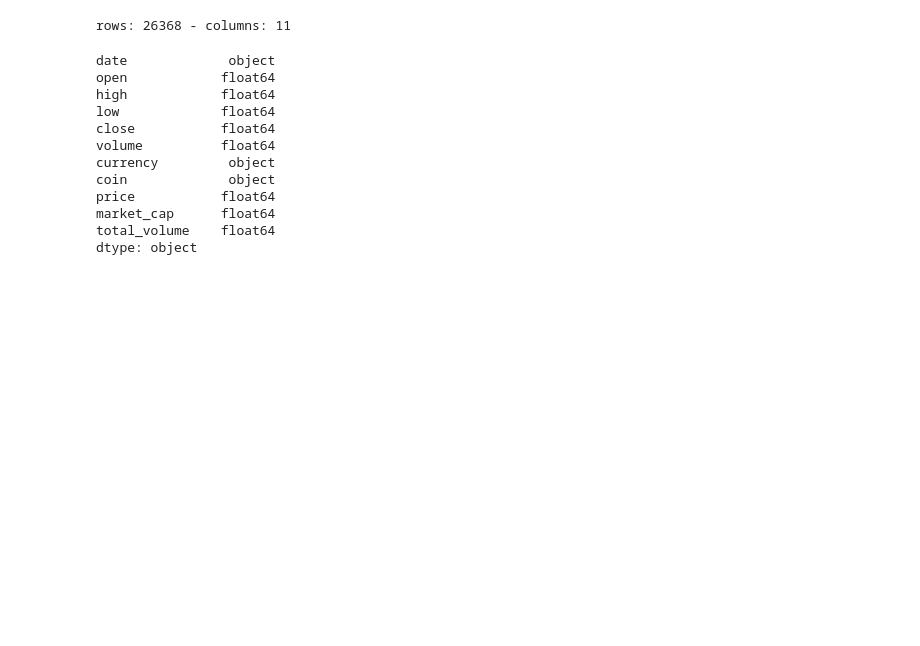
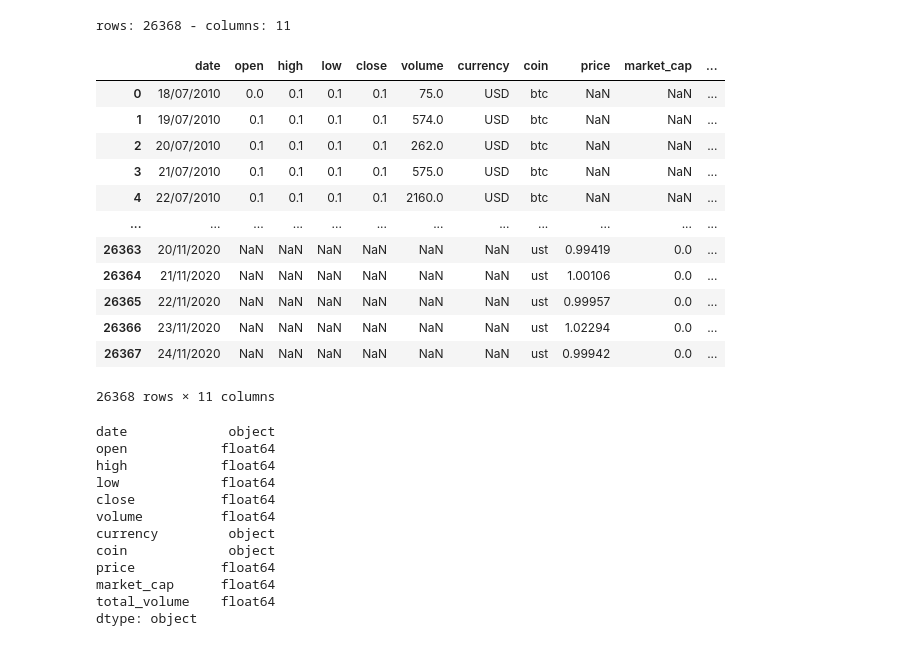
Before and after one commit to ferseguias/analysis_historical_crypto_data, a Jupyter notebook: notebook/exploratory/02_merged_data_exploratory.ipynb, the cells around one changed output. Drawn from its saved outputs; the diff is of its cells as text; code cells hidden in the pictures; blank space fills up the shorter version.

```diff
--- a/notebook/exploratory/02_merged_data.ipynb
+++ b/notebook/exploratory/02_merged_data_exploratory.ipynb
@@ -28,6 +28,22 @@ print(f'rows: {cryptos.shape[0]} - columns: {cryptos.shape[1]}')
 #26368 - 25481 = 887 new dates from marketcap, not included in prices
 # %% [output]
 rows: 26368 - columns: 11
+# %%
+cryptos
+# %% [output]
+|  | date | open | high | low | close | volume | currency | coin | price | market_cap | ... |
+| 0 | 18/07/2010 | 0.0 | 0.1 | 0.1 | 0.1 | 75.0 | USD | btc | NaN | NaN | ... |
+| 1 | 19/07/2010 | 0.1 | 0.1 | 0.1 | 0.1 | 574.0 | USD | btc | NaN | NaN | ... |
+| 2 | 20/07/2010 | 0.1 | 0.1 | 0.1 | 0.1 | 262.0 | USD | btc | NaN | NaN | ... |
+| 3 | 21/07/2010 | 0.1 | 0.1 | 0.1 | 0.1 | 575.0 | USD | btc | NaN | NaN | ... |
+| 4 | 22/07/2010 | 0.1 | 0.1 | 0.1 | 0.1 | 2160.0 | USD | btc | NaN | NaN | ... |
+| ... | ... | ... | ... | ... | ... | ... | ... | ... | ... | ... | ... |
+| 26363 | 20/11/2020 | NaN | NaN | NaN | NaN | NaN | NaN | ust | 0.99419 | 0.0 | ... |
+| 26364 | 21/11/2020 | NaN | NaN | NaN | NaN | NaN | NaN | ust | 1.00106 | 0.0 | ... |
+| 26365 | 22/11/2020 | NaN | NaN | NaN | NaN | NaN | NaN | ust | 0.99957 | 0.0 | ... |
+| 26366 | 23/11/2020 | NaN | NaN | NaN | NaN | NaN | NaN | ust | 1.02294 | 0.0 | ... |
+| 26367 | 24/11/2020 | NaN | NaN | NaN | NaN | NaN | NaN | ust | 0.99942 | 0.0 | ... |
+26368 rows × 11 columns
 # %%
 cryptos.dtypes #date should be datetime, volume should be integrer, coin type should be category, market_cap y total_volume should be integrer
 # %% [output]
```
Also changed, not shown: 9 other files.
